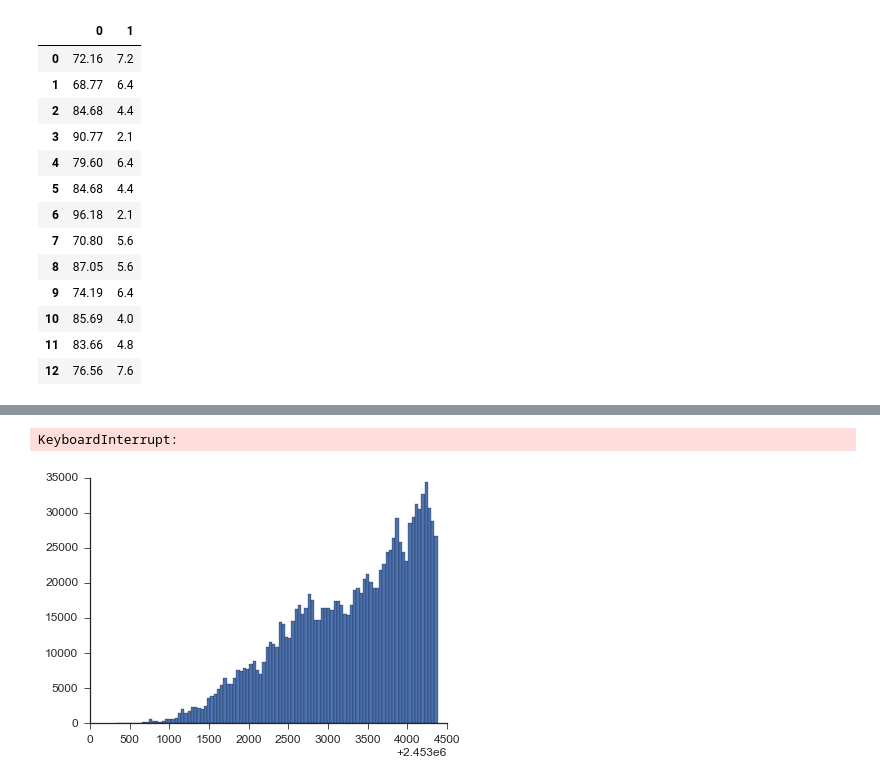
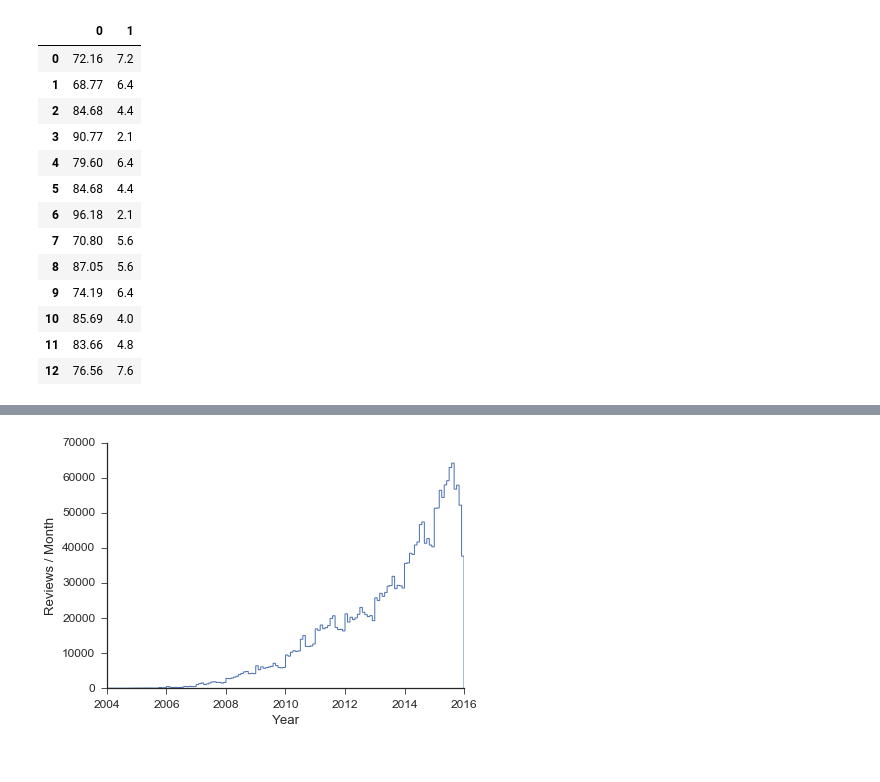
Before and after one commit to franklinmarsh/jac_project, a Jupyter notebook: yelp_dataset.ipynb, the cells around one changed output, grey strips where cells are left out. Cells and saved outputs as stored; diff of their text form; code cells hidden in the pictures.

```diff
--- a/yelp_dataset.ipynb
+++ b/yelp_dataset.ipynb
@@ -200,11 +228,13 @@ from astropy.time import Time
 
 t_column = []
 for t in r['date']: #for each time
-    t_column.append(Time(t).jd) #convert the time to jd and add it to a new column
+    t_column.append(Time(t).decimalyear) #convert the time to jd and add it to a new column
-# %% [output]
-KeyboardInterrupt:
-# %%
-plt.hist(t_column, bins = 100)
-sns.despine()
-# %% [output]
-[figure, removed]
+# %%
+plt.hist(r['year'], range = [2004,2016], bins = 144, histtype = 'step', lw = 1)
+sns.despine()
+plt.xlim(2004,2016)
+plt.ylabel('Reviews / Month')
+plt.xlabel('Year')
+plt.savefig('./paper/' + 'total_review_trend.png', fmt = 'png', dpi = 300)
+# %% [output]
+[figure, added]
```
Also changed, not shown: parts of 26 cells of this notebook, 13 other files.
